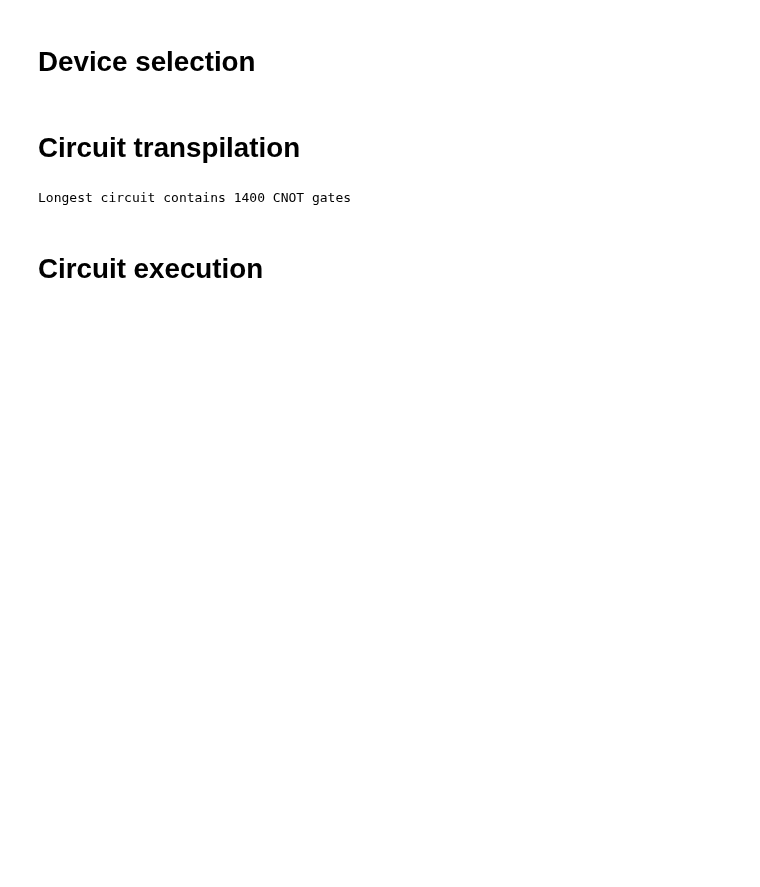
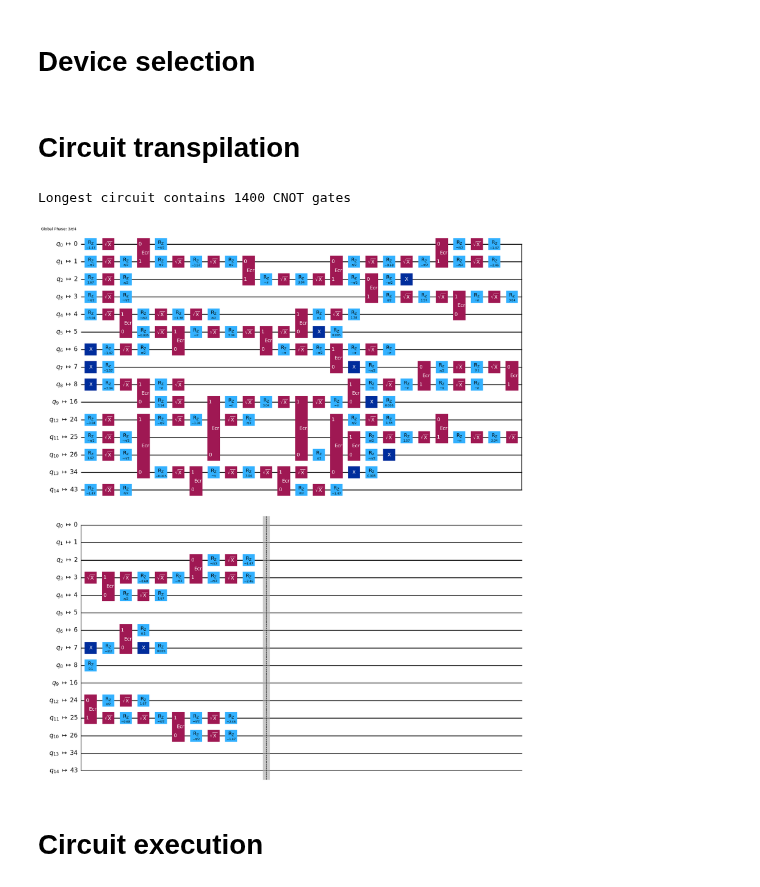
Before and after one commit to Fradm98/qs-qh, a Jupyter notebook: src/notebooks/Z2/z2_chain_hardware.ipynb, the cells around one changed output. Saved outputs shown, nothing was run; the diff lists cells and outputs as text; code cells hidden in the pictures; blank space fills up the shorter version.

Commit message:
We now use second order Trotter and transpile single layers of the Trotter circuits + more noise mitigation

```diff
--- a/src/notebooks/Z2/z2_chain_hardware.ipynb
+++ b/src/notebooks/Z2/z2_chain_hardware.ipynb
@@ -31,18 +26,20 @@ backend = service.backend(device)
 # %% [markdown]
 # Circuit transpilation
 # %%
-from utils.hexec import transpile
+from z2chain.circs import physical_particle_pair_quench_simulation_circuits
 
 optimization_level = 3
 
 # qubits_inds = None
 qubits_inds = [0, 1, 2, 3, 4, 5, 6, 7, 8, 16,
                26, 25, 24, 34, 43]
 
-physical_circuits = transpile(logical_circs, optimization_level, backend, qubits_inds)
+physical_circuits = physical_particle_pair_quench_simulation_circuits(L, J, h, lamb, particle_pair_left_position, particle_pair_length, final_time, layers, backend, optimization_level, qubits_inds, measure_every_layers=measure_every_layers, barriers=True)
 print(f"Longest circuit contains {physical_circuits[-1].num_nonlocal_gates()} CNOT gates")
+physical_circuits[1].draw(output="mpl", idle_wires=False)
 # %% [output]
 Longest circuit contains 1400 CNOT gates
+[figure, added]
 # %% [markdown]
 # Circuit execution
 # %% [markdown]
```
Also changed, not shown: parts of 4 cells of this notebook, 1 other file.
